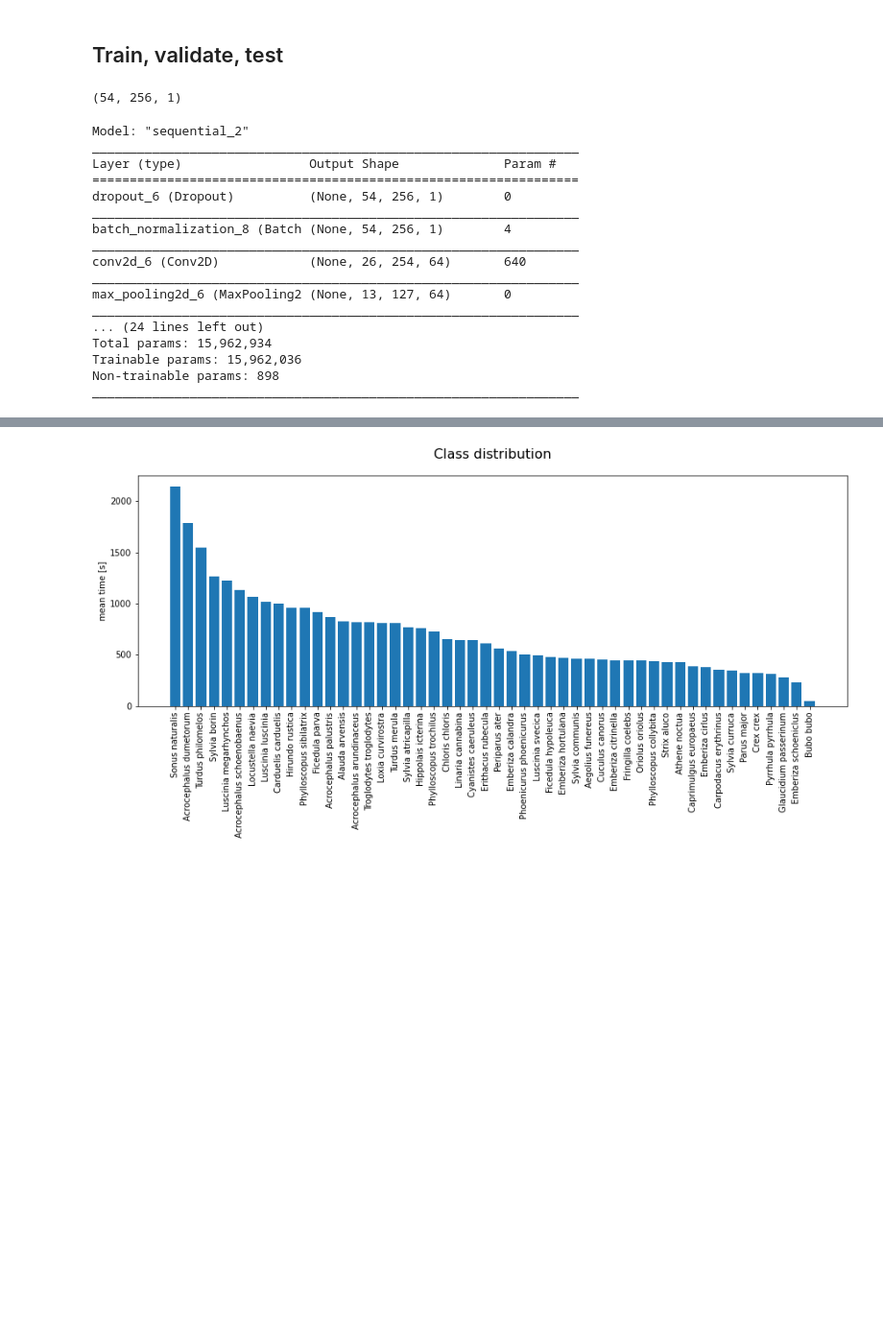
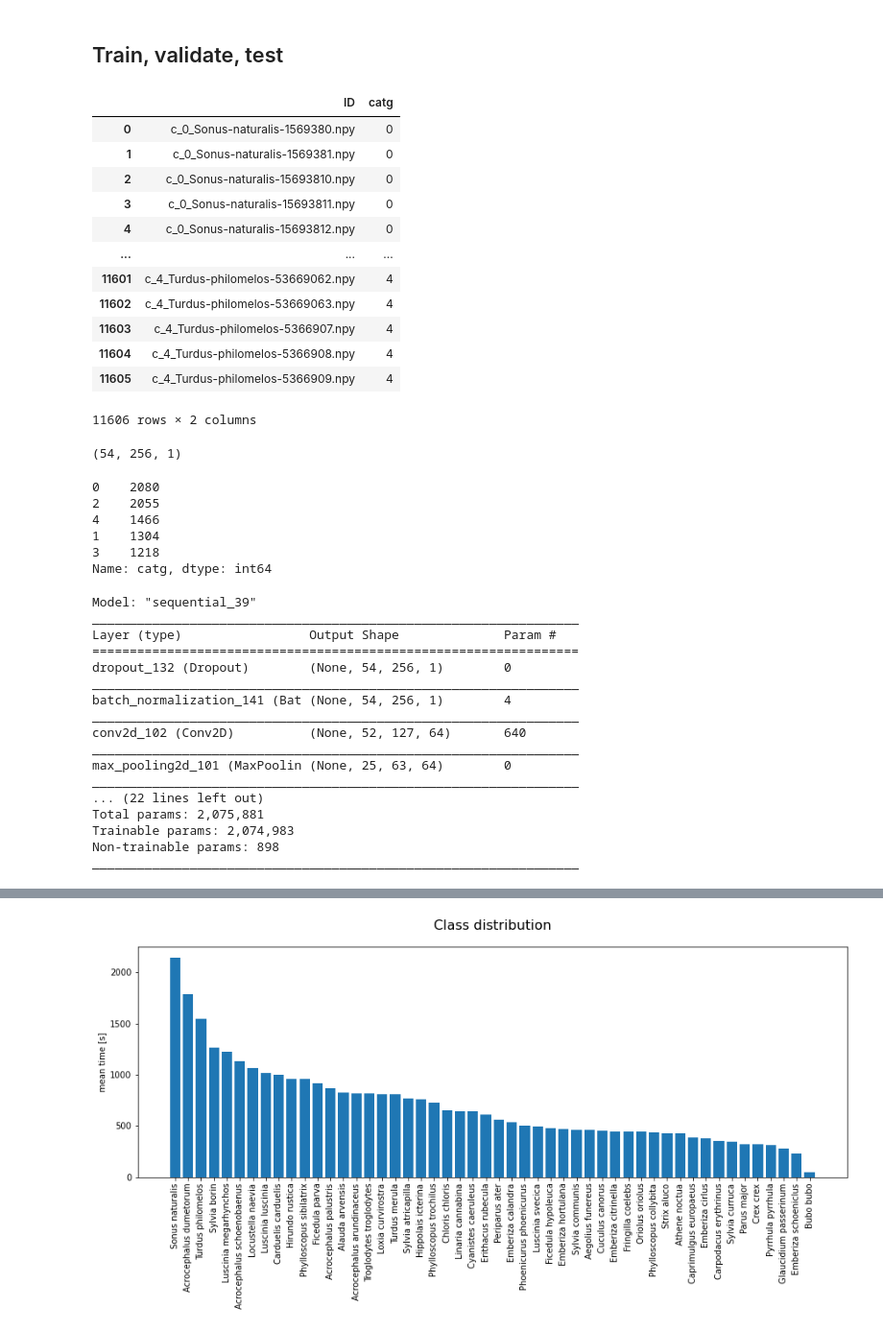
Before and after one commit to antonimarek/birdify, a Jupyter notebook: birdify.ipynb, the cells around one changed output, grey strips where cells are left out. Shown at 96% size. Drawn from its saved outputs; the diff is of its cells as text; code cells hidden in the pictures; blank space fills up the shorter version.

```diff
--- a/birdify.ipynb
+++ b/birdify.ipynb
@@ -78,4 +82,22 @@ df_dir['catg'] = df_dir.ID.apply(lambda x: x.split('_')[1]).map(int)
 noise_ids = [f for f in os.listdir(r'./numpy_data/noise/') if '.' in f]
 # %% [markdown]
 ## Train, validate, test
+# %%
+df_part = df_dir[df_dir.catg.isin(df_dir.catg.value_counts()[:5].index)].reset_index()[['ID','catg']]
+# %%
+df_part
+# %% [output]
+|  | ID | catg |
+| 0 | c_0_Sonus-naturalis-1569380.npy | 0 |
+| 1 | c_0_Sonus-naturalis-1569381.npy | 0 |
+| 2 | c_0_Sonus-naturalis-15693810.npy | 0 |
+| 3 | c_0_Sonus-naturalis-15693811.npy | 0 |
+| 4 | c_0_Sonus-naturalis-15693812.npy | 0 |
+| ... | ... | ... |
+| 11601 | c_4_Turdus-philomelos-53669062.npy | 4 |
+| 11602 | c_4_Turdus-philomelos-53669063.npy | 4 |
+| 11603 | c_4_Turdus-philomelos-5366907.npy | 4 |
+| 11604 | c_4_Turdus-philomelos-5366908.npy | 4 |
+| 11605 | c_4_Turdus-philomelos-5366909.npy | 4 |
+11606 rows × 2 columns
 # %%
@@ -96,2 +122,11 @@ test_df = df_dir.iloc[test]
+# %%
+s_class
+# %% [output]
+0    2080
+2    2055
+4    1466
+1    1304
+3    1218
+Name: catg, dtype: int64
 # %%
 params = {'dim': dims,
@@ -125,25 +167,26 @@ history = History()
 
 model = Sequential()
 model.add(InputLayer(input_shape=(*dims,1)))
-model.add(Dropout(.2))
+model.add(Dropout(.1))
 model.add(BatchNormalization())
 
-model.add(Conv2D(64, (3,3), strides=(2, 1), activation="relu"))
+model.add(Conv2D(64, (3,3), strides=(1,2), activation="relu"))
 # model.add(Activation("relu"))
-model.add(MaxPooling2D((2,2), strides=(2, 2)))
+model.add(MaxPooling2D((3,3), strides=(2, 2)))
 model.add(BatchNormalization())
 # model.add(Dropout(.2))
 
-model.add(Conv2D(256, (3,3), strides=(1, 1), activation="relu"))
+model.add(Conv2D(128, (5,5), strides=(1,3), activation="relu"))
 model.add(MaxPooling2D((2,2), strides=(2, 2)))
+# model.add(Dropout(.2))
 model.add(BatchNormalization())
 
-model.add(Conv2D(128, (3,3), strides=(1, 1), activation="relu"))
-model.add(MaxPooling2D((2,2), strides=(1, 1)))
+model.add(Conv2D(256, (3,3), strides=(1,1), activation="relu"))
+# model.add(MaxPooling2D((2,2), strides=(2,2)))
 model.add(BatchNormalization())
 
 # model.add(Conv2D(256, (2,2), strides=(1, 1), activation="relu"))
-# model.add(MaxPooling2D((2,2), strides=(2, 2)))
+# model.add(MaxPooling2D((2,2), strides=(1,1)))
 # model.add(BatchNormalization())
 
 # model.add(Conv2D(256, (3,3), strides=(1, 1), activation="relu"))
@@ -151,33 +194,42 @@ model.add(BatchNormalization())
 # model.add(BatchNormalization())
 
 model.add(Flatten())
-model.add(Dropout(.2))
-model.add(Dense(1024, activation="relu", use_bias=False))
+model.add(Dropout(.4))
+model.add(Dense(96, activation="relu", use_bias=False))
 
-model.add(Dropout(.2))
+model.add(Dropout(.4))
 model.add(Dense(num_classes, activation="softmax"))
 model.summary()
 
-sgd = keras.optimizers.SGD(lr=0.01, momentum=0.9, nesterov=True) # , decay=1e-6
+# sgd = keras.optimizers.SGD(lr=0.01, momentum=0.9, nesterov=True) # , decay=1e-6
+adam = keras.optimizers.Adam(lr=0.01) # , decay=1e-6
 
-early_stopping = EarlyStopping(patience=5,monitor="val_loss", mode='min')
-model.compile(loss="categorical_crossentropy", optimizer=sgd, metrics=["categorical_accuracy"])
+def step_decay(epoch):
+    initial_lrate = 0.01
+    drop = 0.5
+    epochs_drop = 5
+    lrate = initial_lrate * np.power(drop, np.floor((1+epoch)/epochs_drop))
+    return lrate
+
+lrate = LearningRateScheduler(step_decay)
+early_stopping = EarlyStopping(patience=10,monitor="val_loss", mode='min')
+model.compile(loss="categorical_crossentropy", optimizer=adam, metrics=["categorical_accuracy"])
 # %% [output]
-Model: "sequential_2"
+Model: "sequential_39"
 _________________________________________________________________
 Layer (type)                 Output Shape              Param #
 =================================================================
-dropout_6 (Dropout)          (None, 54, 256, 1)        0
+dropout_132 (Dropout)        (None, 54, 256, 1)        0
 _________________________________________________________________
-batch_normalization_8 (Batch (None, 54, 256, 1)        4
+batch_normalization_141 (Bat (None, 54, 256, 1)        4
 _________________________________________________________________
-conv2d_6 (Conv2D)            (None, 26, 254, 64)       640
+conv2d_102 (Conv2D)          (None, 52, 127, 64)       640
 _________________________________________________________________
-max_pooling2d_6 (MaxPooling2 (None, 13, 127, 64)       0
+max_pooling2d_101 (MaxPoolin (None, 25, 63, 64)        0
 _________________________________________________________________
-... (24 lines left out)
-Total params: 15,962,934
-Trainable params: 15,962,036
+... (22 lines left out)
+Total params: 2,075,881
+Trainable params: 2,074,983
 Non-trainable params: 898
 _________________________________________________________________
 # %%
```
Also changed, not shown: parts of 21 cells of this notebook, 6 other files.
